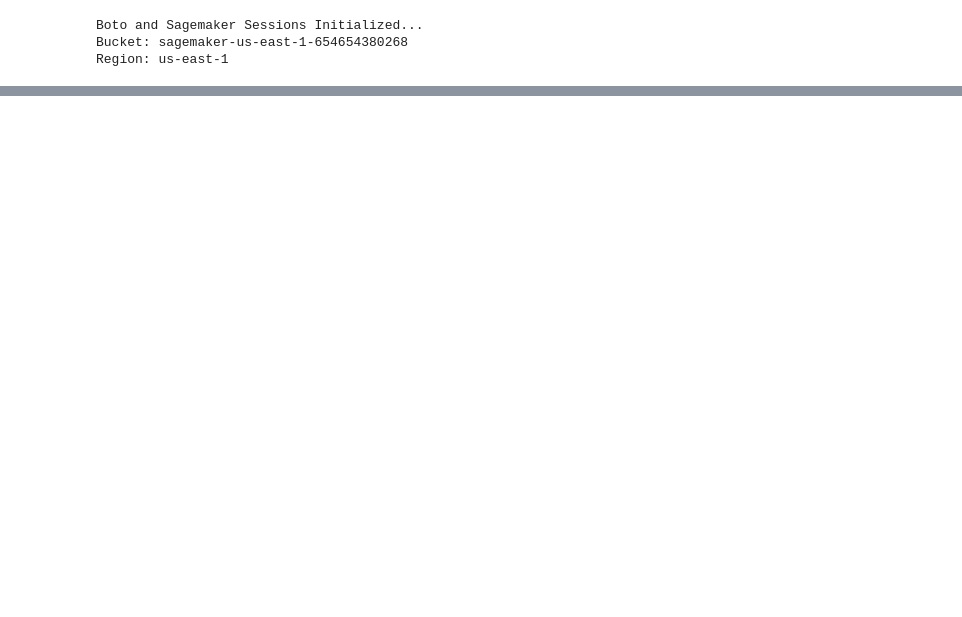
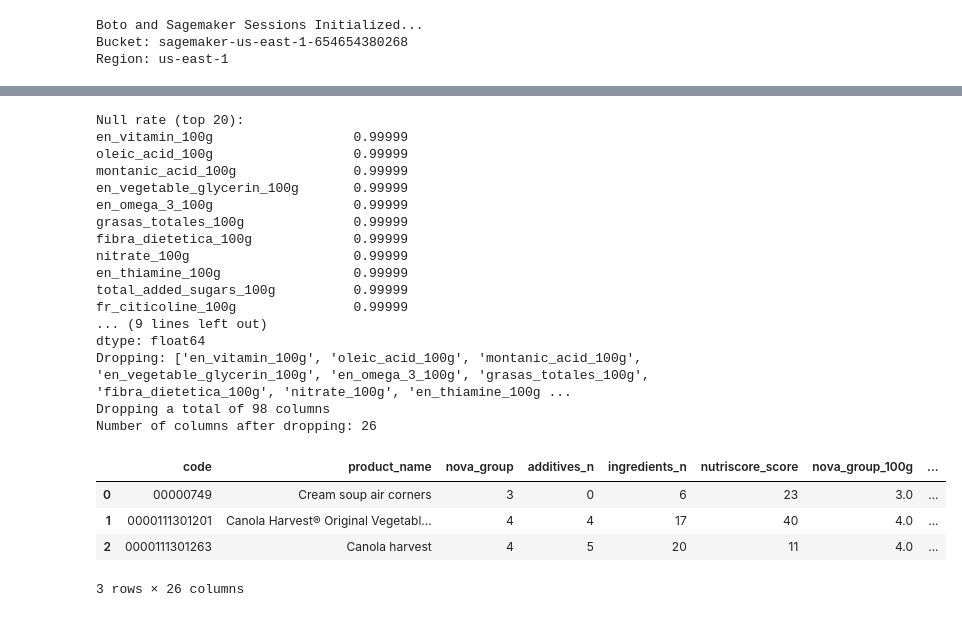
Before and after one commit to apmalinsky/AAI-540-FinalProject, a Jupyter notebook: 02_FeatureEngineering.ipynb, the cells around one changed output, grey strips where cells are left out. Drawn from its saved outputs; the diff is of its cells as text; code cells hidden in the pictures; blank space fills up the shorter version.

```diff
--- a/02_FeatureEngineering.ipynb
+++ b/02_FeatureEngineering.ipynb
@@ -120,0 +147,40 @@ df_us.loc[2]['nutriments']
+# %%
+#  Quick data quality view
+null_rates = features_df.isna().mean().sort_values(ascending=False)
+print("Null rate (top 20):")
+print(null_rates.head(20))
+
+# Drop columns that are mostly missing (>50% NaN)
+mostly_missing = null_rates[null_rates > 0.50].index.tolist()
+
+if mostly_missing:
+    print("Dropping:", mostly_missing)
+    print(f"Dropping a total of {len(mostly_missing)} columns")
+    features_df.drop(columns=mostly_missing, inplace=True)
+
+# Verify the changes
+print("Number of columns after dropping:", len(features_df.columns))
+features_df.head(3)
+# %% [output]
+Null rate (top 20):
+en_vitamin_100g                  0.99999
+oleic_acid_100g                  0.99999
+montanic_acid_100g               0.99999
+en_vegetable_glycerin_100g       0.99999
+en_omega_3_100g                  0.99999
+grasas_totales_100g              0.99999
+fibra_dietetica_100g             0.99999
+nitrate_100g                     0.99999
+en_thiamine_100g                 0.99999
+total_added_sugars_100g          0.99999
+fr_citicoline_100g               0.99999
+... (9 lines left out)
+dtype: float64
+Dropping: ['en_vitamin_100g', 'oleic_acid_100g', 'montanic_acid_100g', 'en_vegetable_glycerin_100g', 'en_omega_3_100g', 'grasas_totales_100g', 'fibra_dietetica_100g', 'nitrate_100g', 'en_thiamine_100g ...
+Dropping a total of 98 columns
+Number of columns after dropping: 26
+|  | code | product_name | nova_group | additives_n | ingredients_n | nutriscore_score | nova_group_100g | ... |
+| 0 | 00000749 | Cream soup air corners | 3 | 0 | 6 | 23 | 3.0 | ... |
+| 1 | 0000111301201 | Canola Harvest® Original Vegetabl... | 4 | 4 | 17 | 40 | 4.0 | ... |
+| 2 | 0000111301263 | Canola harvest | 4 | 5 | 20 | 11 | 4.0 | ... |
+3 rows × 26 columns
```
Also changed, not shown: parts of 32 cells of this notebook, 6 other files.
